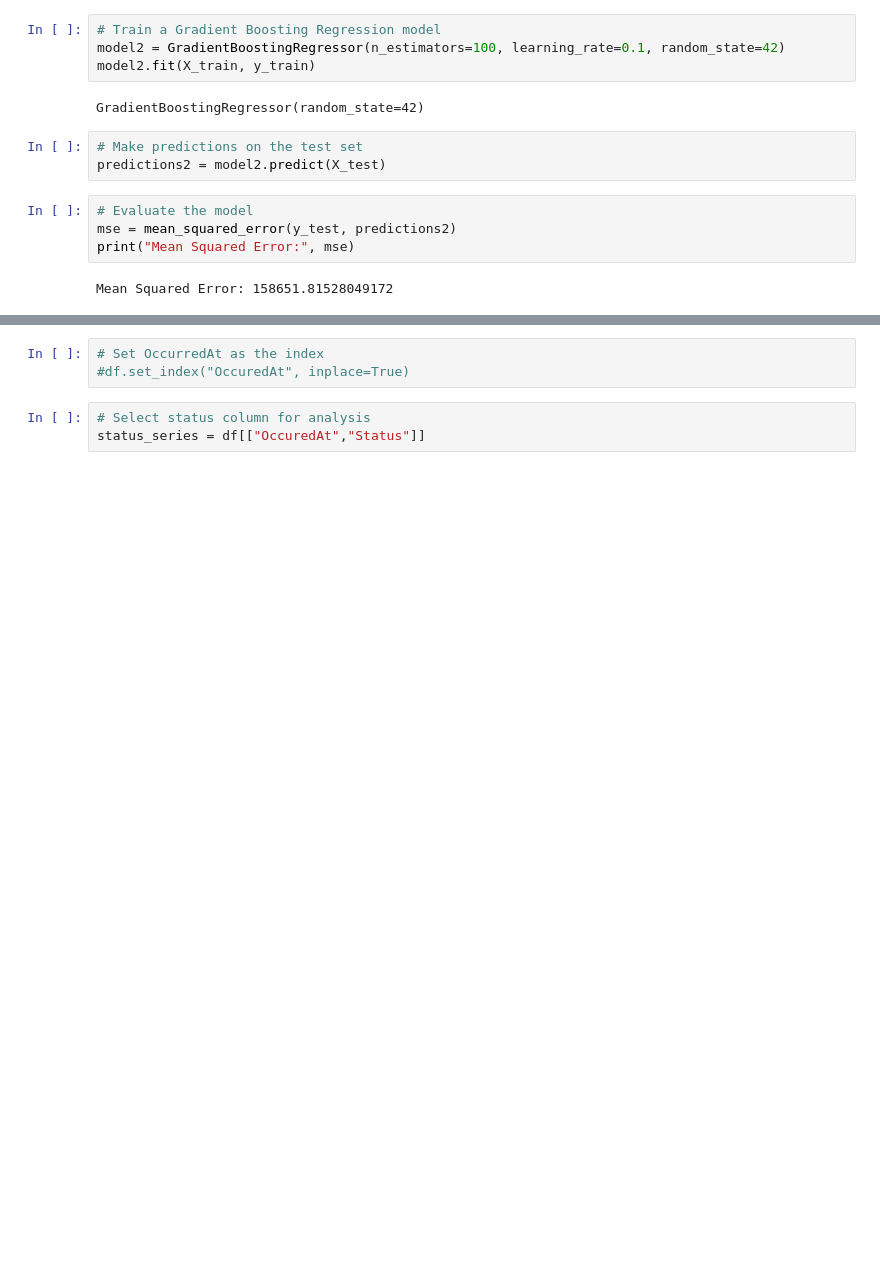
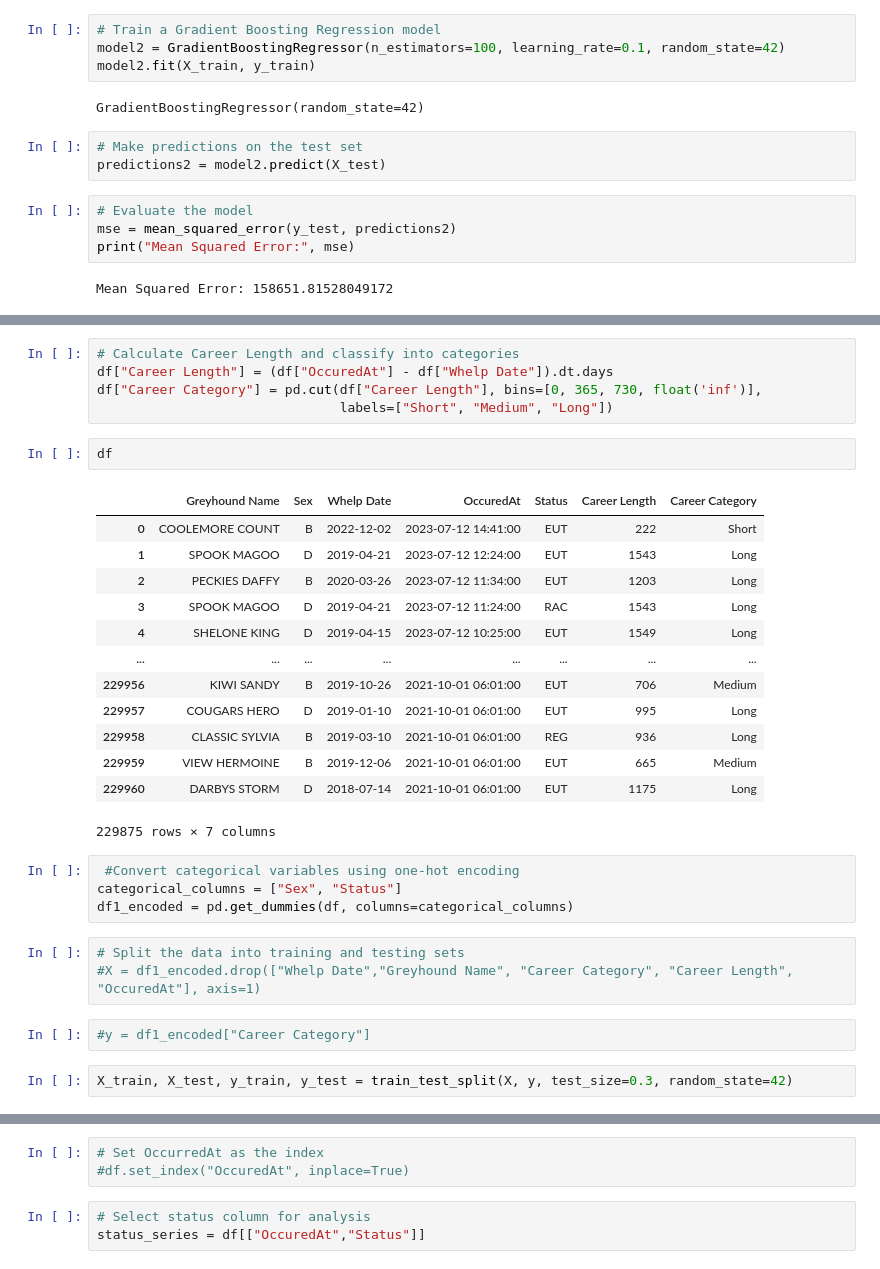
Before and after one commit to sba22178/capstone2023, a Jupyter notebook: Time Series Analysis.ipynb, the cells around one changed output, grey strips where cells are left out. Saved outputs shown, nothing was run; the diff lists cells and outputs as text; blank space fills up the shorter version.

```diff
--- a/Time Series Analysis.ipynb
+++ b/Time Series Analysis.ipynb
@@ -165,0 +172,32 @@ from datetime import datetime
+# %%
+# Calculate Career Length and classify into categories
+df["Career Length"] = (df["OccuredAt"] - df["Whelp Date"]).dt.days
+df["Career Category"] = pd.cut(df["Career Length"], bins=[0, 365, 730, float('inf')],
+                               labels=["Short", "Medium", "Long"])
+# %%
+df
+# %% [output]
+|  | Greyhound Name | Sex | Whelp Date | OccuredAt | Status | Career Length | Career Category |
+| 0 | COOLEMORE COUNT | B | 2022-12-02 | 2023-07-12 14:41:00 | EUT | 222 | Short |
+| 1 | SPOOK MAGOO | D | 2019-04-21 | 2023-07-12 12:24:00 | EUT | 1543 | Long |
+| 2 | PECKIES DAFFY | B | 2020-03-26 | 2023-07-12 11:34:00 | EUT | 1203 | Long |
+| 3 | SPOOK MAGOO | D | 2019-04-21 | 2023-07-12 11:24:00 | RAC | 1543 | Long |
+| 4 | SHELONE KING | D | 2019-04-15 | 2023-07-12 10:25:00 | EUT | 1549 | Long |
+| ... | ... | ... | ... | ... | ... | ... | ... |
+| 229956 | KIWI SANDY | B | 2019-10-26 | 2021-10-01 06:01:00 | EUT | 706 | Medium |
+| 229957 | COUGARS HERO | D | 2019-01-10 | 2021-10-01 06:01:00 | EUT | 995 | Long |
+| 229958 | CLASSIC SYLVIA | B | 2019-03-10 | 2021-10-01 06:01:00 | REG | 936 | Long |
+| 229959 | VIEW HERMOINE | B | 2019-12-06 | 2021-10-01 06:01:00 | EUT | 665 | Medium |
+| 229960 | DARBYS STORM | D | 2018-07-14 | 2021-10-01 06:01:00 | EUT | 1175 | Long |
+229875 rows × 7 columns
+# %%
+ #Convert categorical variables using one-hot encoding
+categorical_columns = ["Sex", "Status"]
+df1_encoded = pd.get_dummies(df, columns=categorical_columns)
+# %%
+# Split the data into training and testing sets
+#X = df1_encoded.drop(["Whelp Date","Greyhound Name", "Career Category", "Career Length", "OccuredAt"], axis=1)
+# %%
+#y = df1_encoded["Career Category"]
+# %%
+X_train, X_test, y_train, y_test = train_test_split(X, y, test_size=0.3, random_state=42)
```
Also changed, not shown: parts of 31 cells of this notebook, 3 other files.
